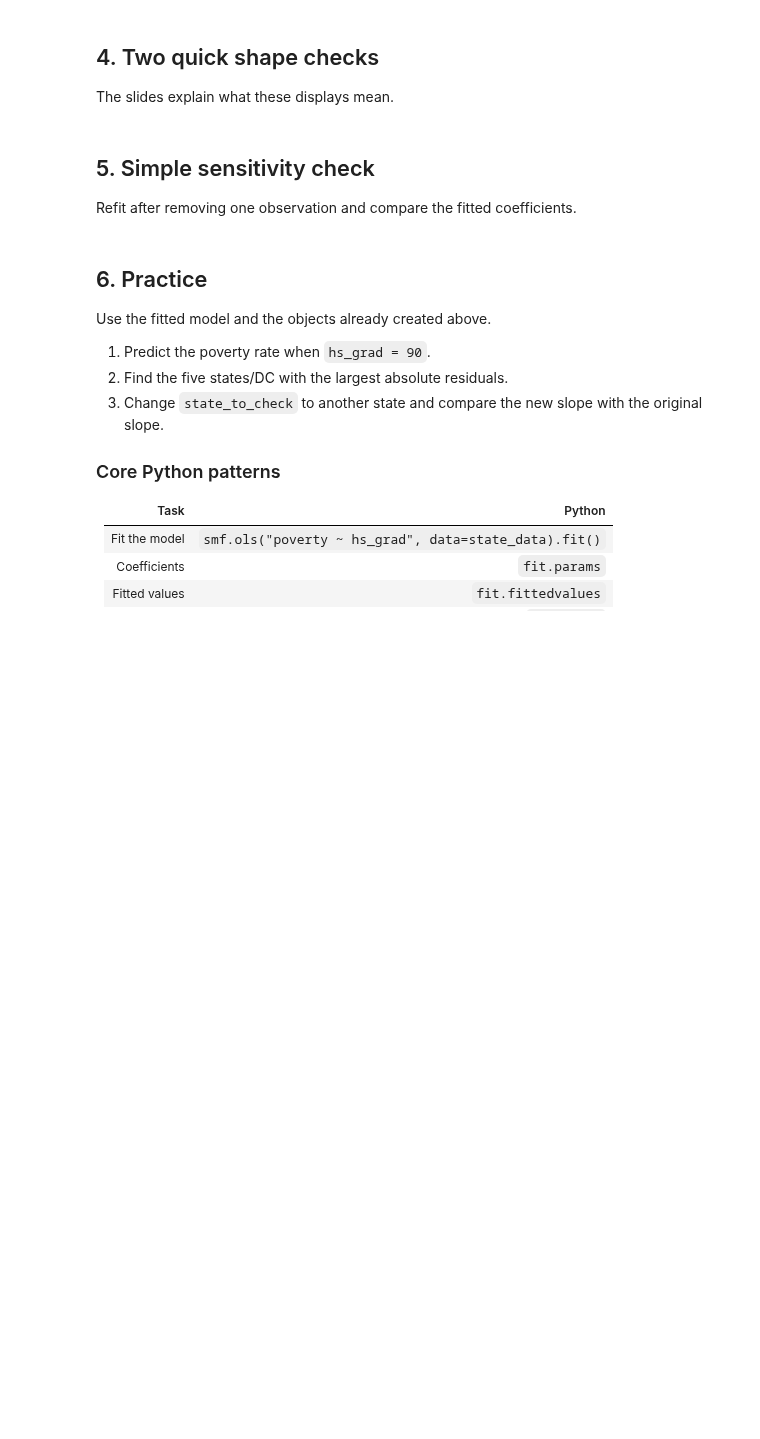
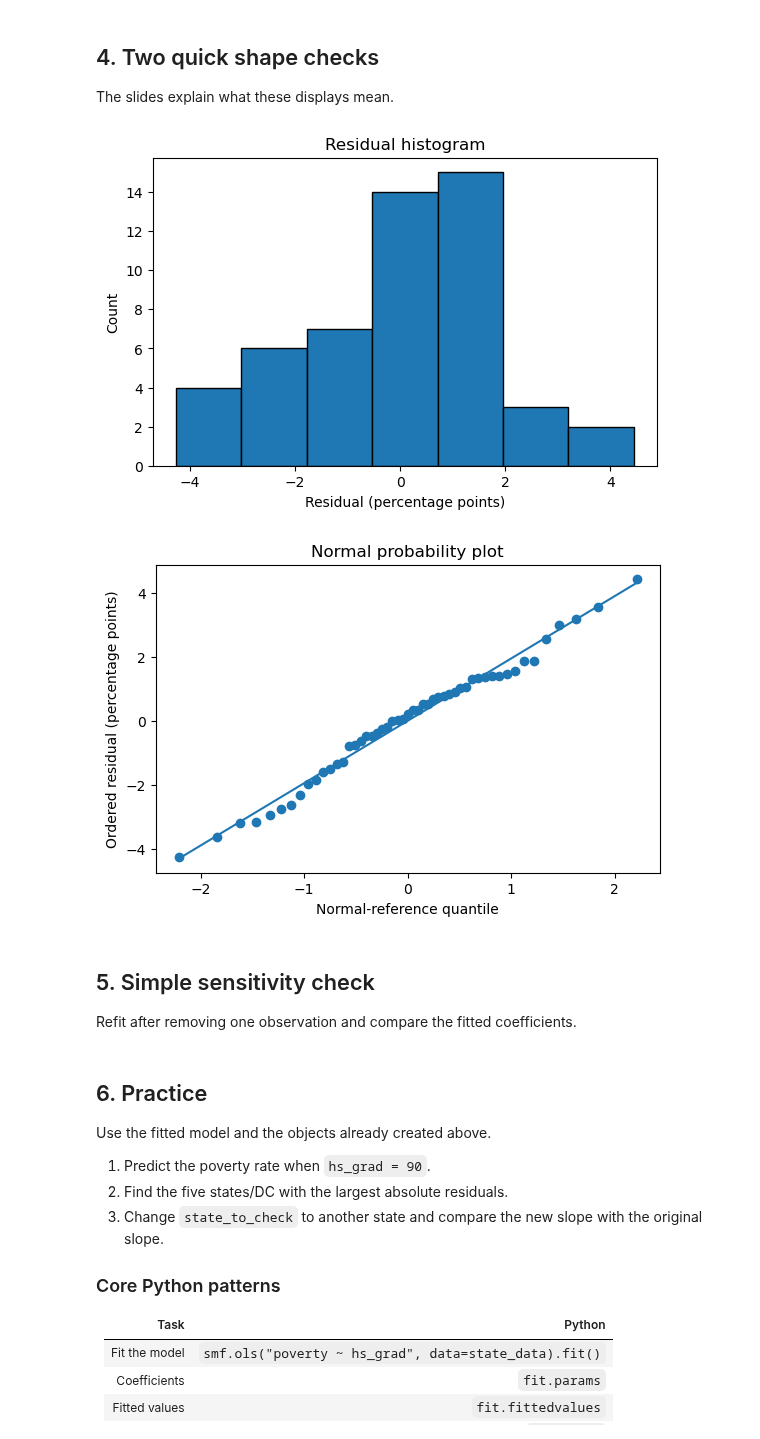
Before and after one commit to DanElkoni/26f-engr1451-2451, a Jupyter notebook: 2-class/w06b_simple_linear_regression_statsmodel.ipynb, the cells around one changed output. Drawn from its saved outputs; the diff is of its cells as text; code cells hidden in the pictures; blank space fills up the shorter version.

```diff
--- a/2-class/w06b_simple_linear_regression_statsmodel.ipynb
+++ b/2-class/w06b_simple_linear_regression_statsmodel.ipynb
@@ -108,28 +150,31 @@ The slides explain what these displays mean.
 # %%
 # Histogram
 plt.figure(figsize=(6.5, 4))
 plt.hist(state_data["residual"], bins="auto", edgecolor="black")
 plt.xlabel("Residual (percentage points)")
 plt.ylabel("Count")
 plt.title("Residual histogram")
 plt.show()
 
 # Normal probability (Q-Q) plot
-(theoretical, ordered), (slope, intercept, r) = probplot(
+(theoretical, ordered), (slope, intercept, r) = stats.probplot(
     state_data["residual"], dist="norm", fit=True
 )
 
 plt.figure(figsize=(6.5, 4))
 plt.scatter(theoretical, ordered)
 
 # Reference line
 x = np.array([theoretical.min(), theoretical.max()])
 plt.plot(x, intercept + slope * x)
 
 plt.xlabel("Normal-reference quantile")
 plt.ylabel("Ordered residual (percentage points)")
 plt.title("Normal probability plot")
 plt.show()
+# %% [output]
+[figure, added]
+[figure, added]
 # %% [markdown]
 ## 5. Simple sensitivity check
 
```
Also changed, not shown: parts of 5 cells of this notebook, 1 other file.
